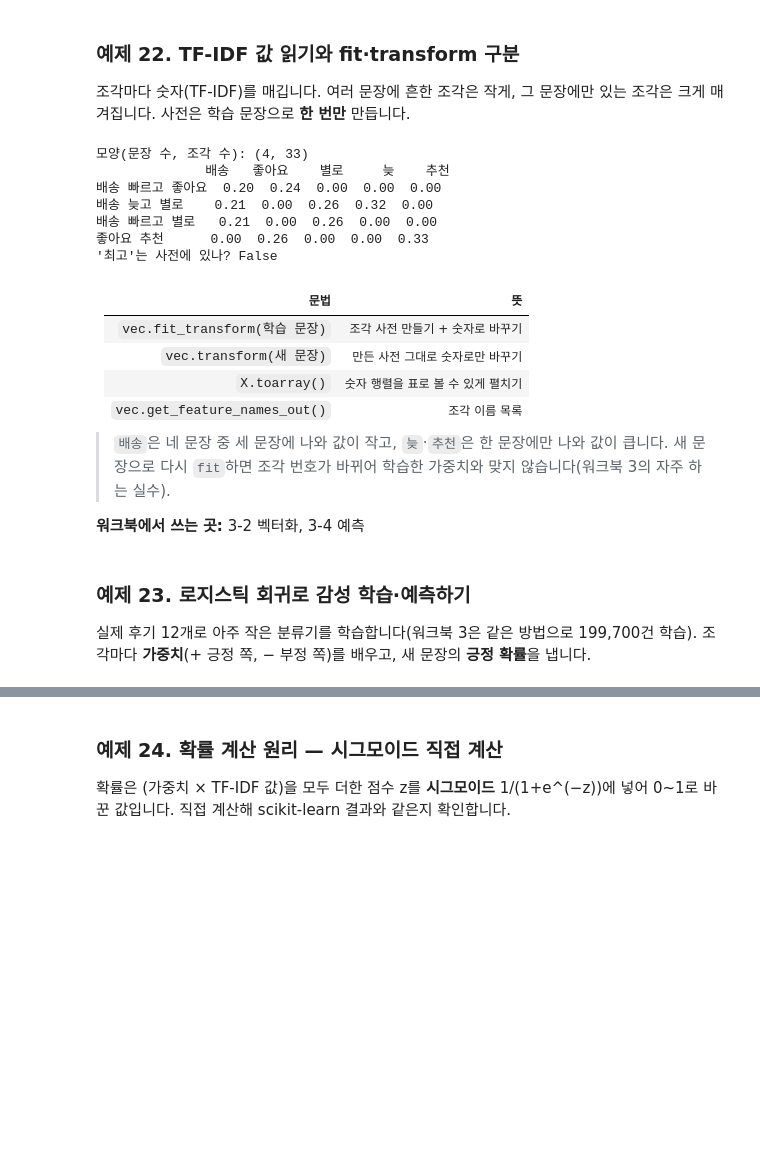
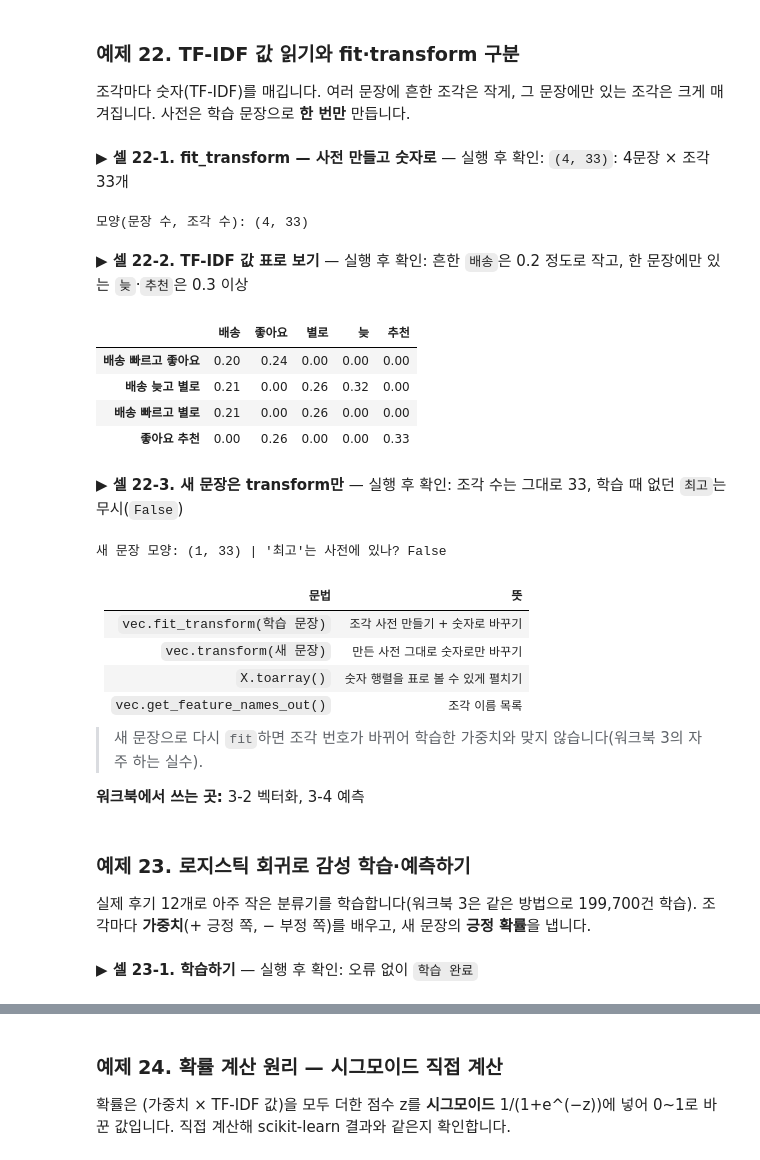
Before and after one commit to itlects/2026-2_ai-data, a Jupyter notebook: Week06/colab/Week06_이론예제_파이썬문법.ipynb, the cells around one changed output, grey strips where cells are left out. Cells and saved outputs as stored; diff of their text form; code cells hidden in the pictures; blank space fills up the shorter version.

```diff
--- a/Week06/colab/Week06_이론예제_파이썬문법.ipynb
+++ b/Week06/colab/Week06_이론예제_파이썬문법.ipynb
@@ -599,23 +766,32 @@ print(vec.build_analyzer()("배송 빠르고"))                        # 한 문
 # %% [markdown]
 ### 예제 22. TF-IDF 값 읽기와 fit·transform 구분
 조각마다 숫자(TF-IDF)를 매깁니다. 여러 문장에 흔한 조각은 작게, 그 문장에만 있는 조각은 크게 매겨집니다. 사전은 학습 문장으로 **한 번만** 만듭니다.
+# %% [markdown]
+**▶ 셀 22-1. fit_transform — 사전 만들고 숫자로** — 실행 후 확인: `(4, 33)`: 4문장 × 조각 33개
 # %%
 docs = ["배송 빠르고 좋아요", "배송 늦고 별로", "배송 빠르고 별로", "좋아요 추천"]
-X = vec.fit_transform(docs)                  # fit: 조각 사전 만들기 + transform: 숫자로 바꾸기
+X = vec.fit_transform(docs)
 print("모양(문장 수, 조각 수):", X.shape)
-tfidf = pd.DataFrame(X.toarray(), columns=vec.get_feature_names_out(), index=docs).round(2)
-print(tfidf[[" 배송", "좋아요", "별로", " 늦", "추천"]])
-
-new = vec.transform(["배송 빠르고 최고"])     # 새 문장은 transform 만!
-print("'최고'는 사전에 있나?", "최고" in vec.vocabulary_)   # 학습 때 없던 조각은 무시
 # %% [output]
 모양(문장 수, 조각 수): (4, 33)
-              배송   좋아요    별로     늦    추천
-배송 빠르고 좋아요  0.20  0.24  0.00  0.00  0.00
-배송 늦고 별로    0.21  0.00  0.26  0.32  0.00
-배송 빠르고 별로   0.21  0.00  0.26  0.00  0.00
-좋아요 추천      0.00  0.26  0.00  0.00  0.33
-'최고'는 사전에 있나? False
+# %% [markdown]
+**▶ 셀 22-2. TF-IDF 값 표로 보기** — 실행 후 확인: 흔한 `배송`은 0.2 정도로 작고, 한 문장에만 있는 `늦`·`추천`은 0.3 이상
+# %%
+tfidf = pd.DataFrame(X.toarray(), columns=vec.get_feature_names_out(), index=docs).round(2)
+tfidf[[" 배송", "좋아요", "별로", " 늦", "추천"]]
+# %% [output]
+|  | 배송 | 좋아요 | 별로 | 늦 | 추천 |
+| 배송 빠르고 좋아요 | 0.20 | 0.24 | 0.00 | 0.00 | 0.00 |
+| 배송 늦고 별로 | 0.21 | 0.00 | 0.26 | 0.32 | 0.00 |
+| 배송 빠르고 별로 | 0.21 | 0.00 | 0.26 | 0.00 | 0.00 |
+| 좋아요 추천 | 0.00 | 0.26 | 0.00 | 0.00 | 0.33 |
+# %% [markdown]
+**▶ 셀 22-3. 새 문장은 transform만** — 실행 후 확인: 조각 수는 그대로 33, 학습 때 없던 `최고`는 무시(`False`)
+# %%
+new = vec.transform(["배송 빠르고 최고"])
+print("새 문장 모양:", new.shape, "| '최고'는 사전에 있나?", "최고" in vec.vocabulary_)
+# %% [output]
+새 문장 모양: (1, 33) | '최고'는 사전에 있나? False
 # %% [markdown]
 | 문법 | 뜻 |
 |---|---|
@@ -624,12 +800,14 @@ print("'최고'는 사전에 있나?", "최고" in vec.vocabulary_)   # 학습
 | `X.toarray()` | 숫자 행렬을 표로 볼 수 있게 펼치기 |
 | `vec.get_feature_names_out()` | 조각 이름 목록 |
 
-> `배송`은 네 문장 중 세 문장에 나와 값이 작고, `늦`·`추천`은 한 문장에만 나와 값이 큽니다. 새 문장으로 다시 `fit`하면 조각 번호가 바뀌어 학습한 가중치와 맞지 않습니다(워크북 3의 자주 하는 실수).
+> 새 문장으로 다시 `fit`하면 조각 번호가 바뀌어 학습한 가중치와 맞지 않습니다(워크북 3의 자주 하는 실수).
 
 **워크북에서 쓰는 곳:** 3-2 벡터화, 3-4 예측
 # %% [markdown]
 ### 예제 23. 로지스틱 회귀로 감성 학습·예측하기
 실제 후기 12개로 아주 작은 분류기를 학습합니다(워크북 3은 같은 방법으로 199,700건 학습). 조각마다 **가중치**(+ 긍정 쪽, − 부정 쪽)를 배우고, 새 문장의 **긍정 확률**을 냅니다.
+# %% [markdown]
+**▶ 셀 23-1. 학습하기** — 실행 후 확인: 오류 없이 `학습 완료`
 # %%
 from sklearn.linear_model import LogisticRegression
 
```
Also changed, not shown: parts of 120 cells of this notebook, 2 other files.
